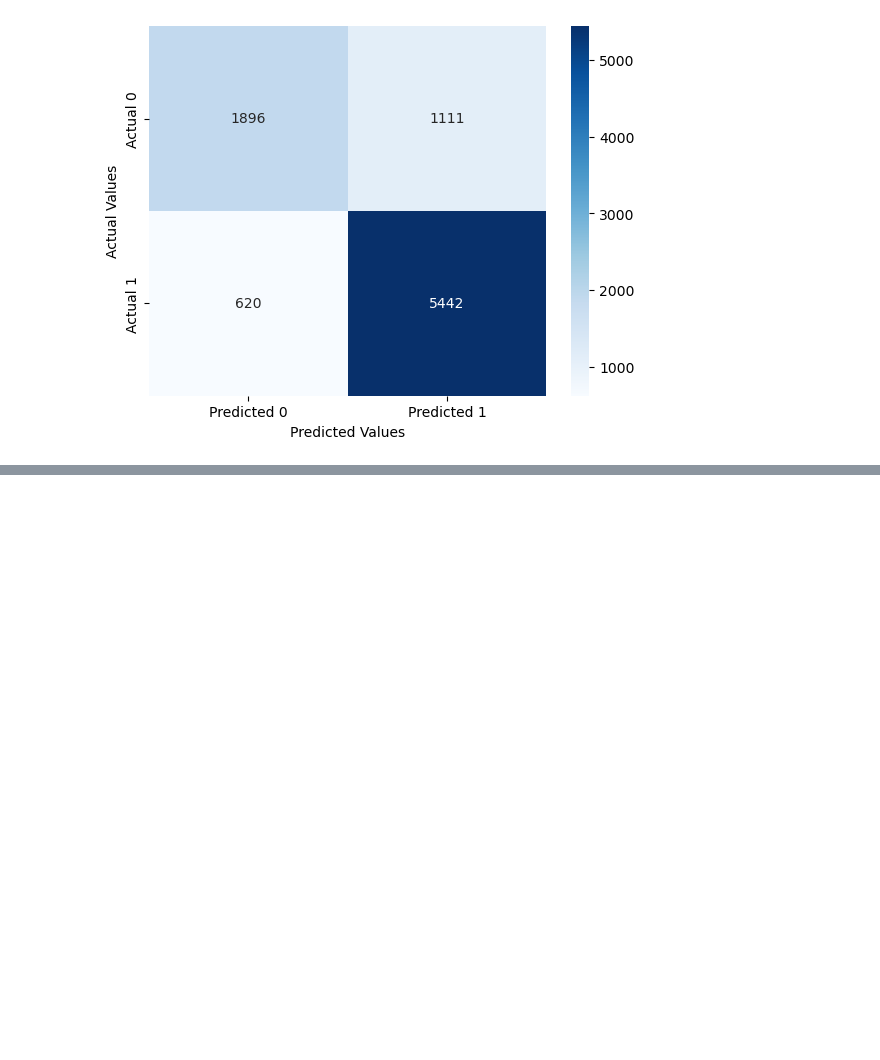
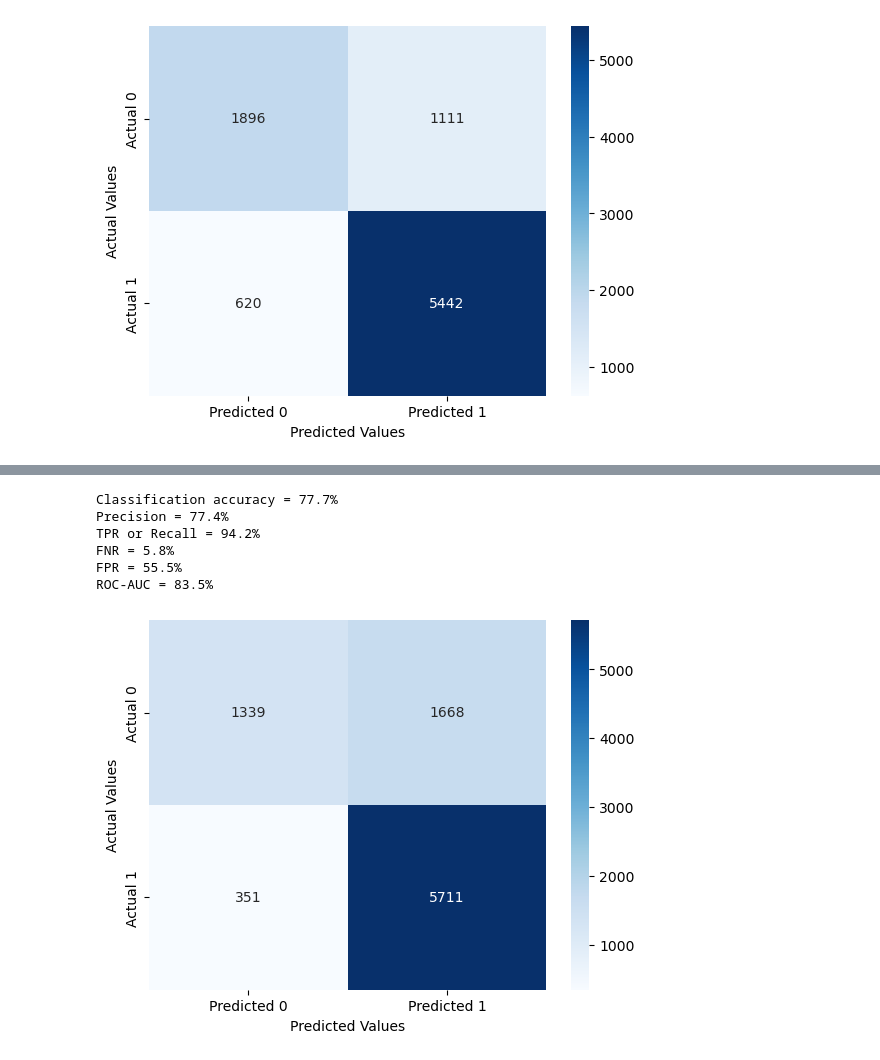
Before and after one commit to LinhNgaNguyen/STAT303-2-Project, a Jupyter notebook: Models - Autocorrelation.ipynb, the cells around one changed output, grey strips where cells are left out. Drawn from its saved outputs; the diff is of its cells as text; code cells hidden in the pictures; blank space fills up the shorter version.

Commit message:
VIF and CM on Final Model
Ran VIF and confusion matrix on our "final model"

```diff
--- a/Models - Autocorrelation.ipynb
+++ b/Models - Autocorrelation.ipynb
@@ -532,3 +532,13 @@ Logit Regression Results
 | no_of_previous_cancellations | -0.2027 | 0.067 | -3.008 | 0.003 | -0.335 | -0.071 |
 | avg_price_per_room | -0.0181 | 0.001 | -33.846 | 0.000 | -0.019 | -0.017 |
 | no_of_special_requests | 1.1379 | 0.026 | 43.813 | 0.000 | 1.087 | 1.189 |
+# %%
+confusion_matrix_data(X_test, y_test, model1, cutoff = 0.4)
+# %% [output]
+Classification accuracy = 77.7%
+Precision = 77.4%
+TPR or Recall = 94.2%
+FNR = 5.8%
+FPR = 55.5%
+ROC-AUC = 83.5%
+[figure, added]
```
Also changed, not shown: parts of 9 cells of this notebook.
